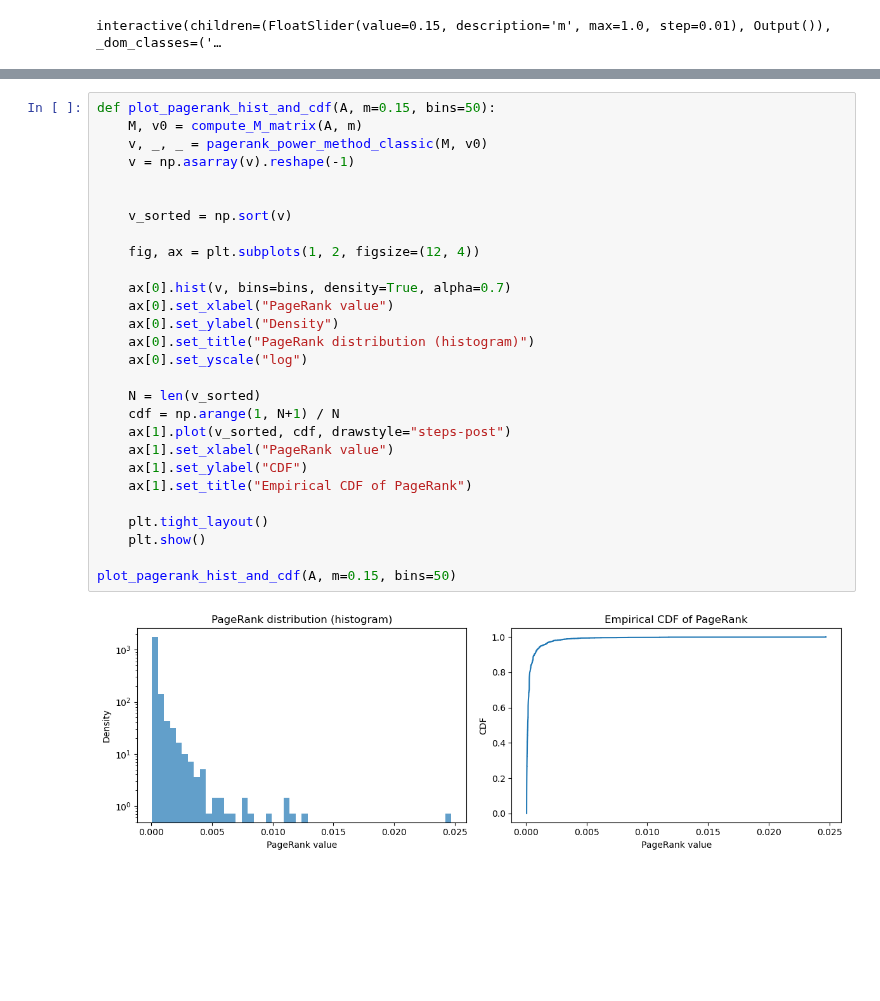
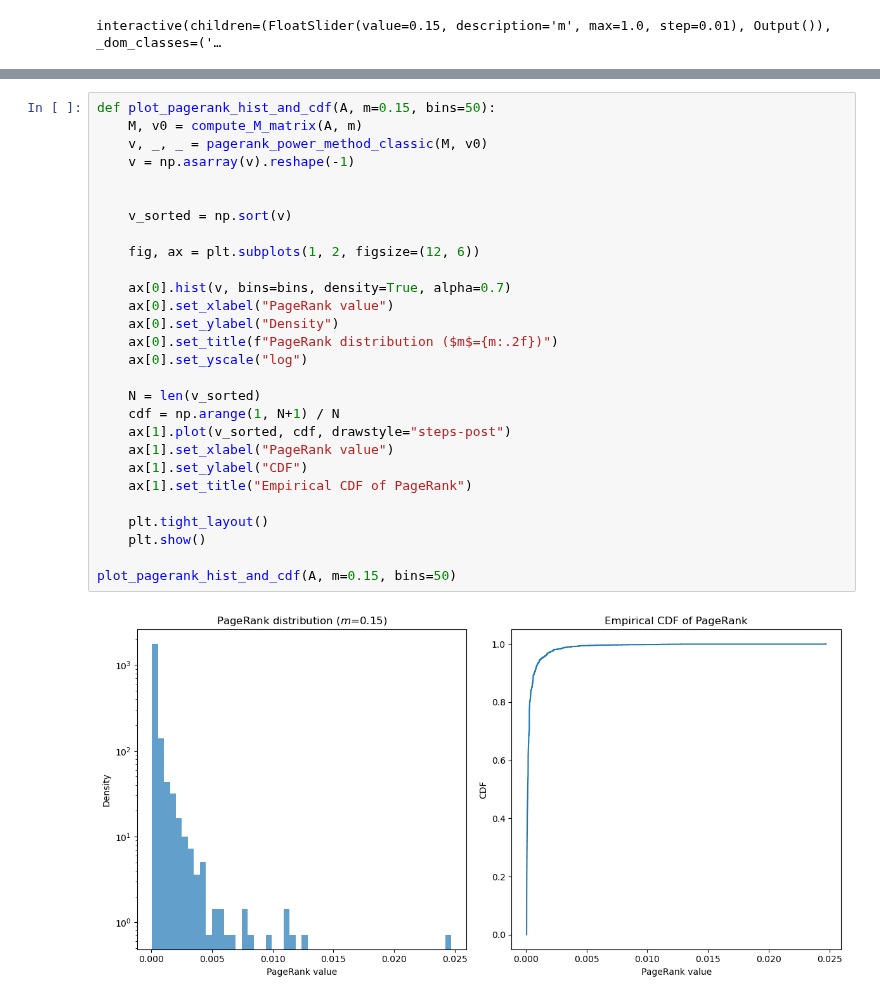
Before and after one commit to giorgiozoccatelli/ComputationalLinearAlgebra, a Jupyter notebook: PageRank/es11.ipynb, the cells around one changed output, grey strips where cells are left out. Drawn from its saved outputs; the diff is of its cells as text; blank space fills up the shorter version.

```diff
--- a/PageRank/es11.ipynb
+++ b/PageRank/es11.ipynb
@@ -522,33 +522,33 @@ plot_rank_scatter_all(A, m=0.15)
 # %%
 def plot_pagerank_hist_and_cdf(A, m=0.15, bins=50):
     M, v0 = compute_M_matrix(A, m)
     v, _, _ = pagerank_power_method_classic(M, v0)
     v = np.asarray(v).reshape(-1)
 
 
     v_sorted = np.sort(v)
 
-    fig, ax = plt.subplots(1, 2, figsize=(12, 4))
+    fig, ax = plt.subplots(1, 2, figsize=(12, 6))
 
     ax[0].hist(v, bins=bins, density=True, alpha=0.7)
     ax[0].set_xlabel("PageRank value")
     ax[0].set_ylabel("Density")
-    ax[0].set_title("PageRank distribution (histogram)")
+    ax[0].set_title(f"PageRank distribution ($m$={m:.2f})")
     ax[0].set_yscale("log")
 
     N = len(v_sorted)
     cdf = np.arange(1, N+1) / N
     ax[1].plot(v_sorted, cdf, drawstyle="steps-post")
     ax[1].set_xlabel("PageRank value")
     ax[1].set_ylabel("CDF")
     ax[1].set_title("Empirical CDF of PageRank")
 
     plt.tight_layout()
     plt.show()
 
 plot_pagerank_hist_and_cdf(A, m=0.15, bins=50)
 # %% [output]
-[figure, old version]
+[figure, new version]
 # %%
 def plot_pagerank_lorenz_like(A, m=0.15):
     M, v0 = compute_M_matrix(A, m)
```
Also changed, not shown: parts of 3 cells of this notebook.
